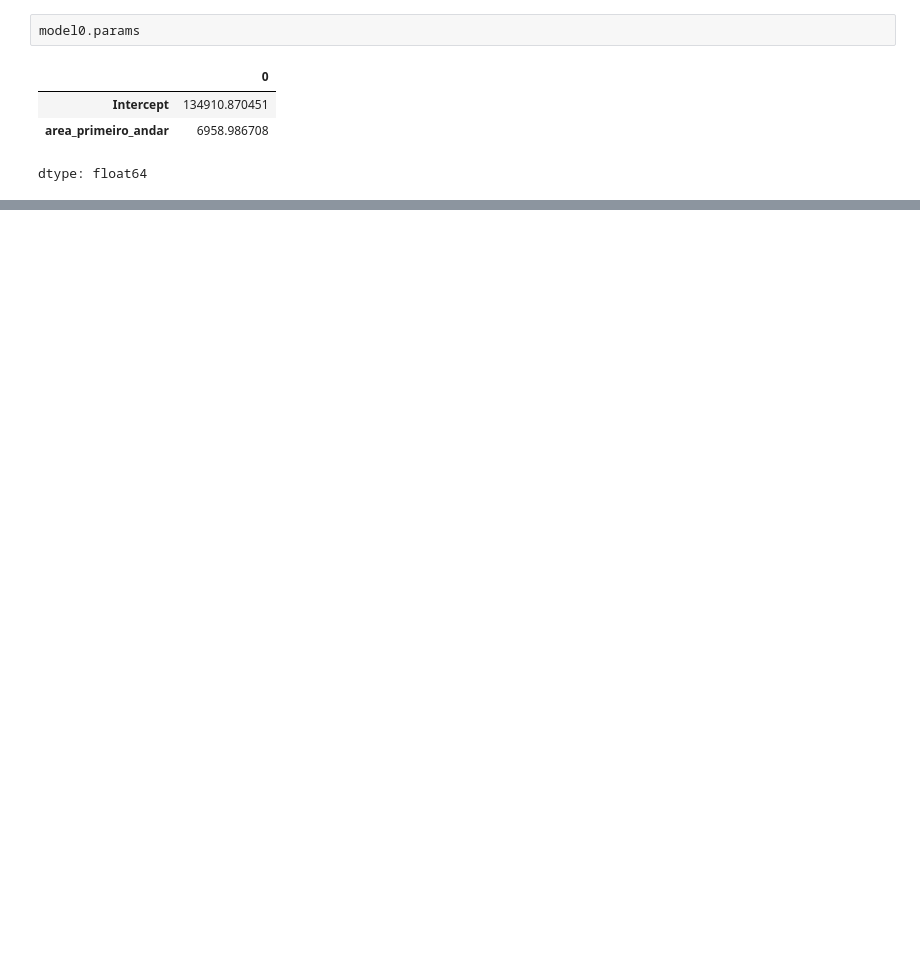
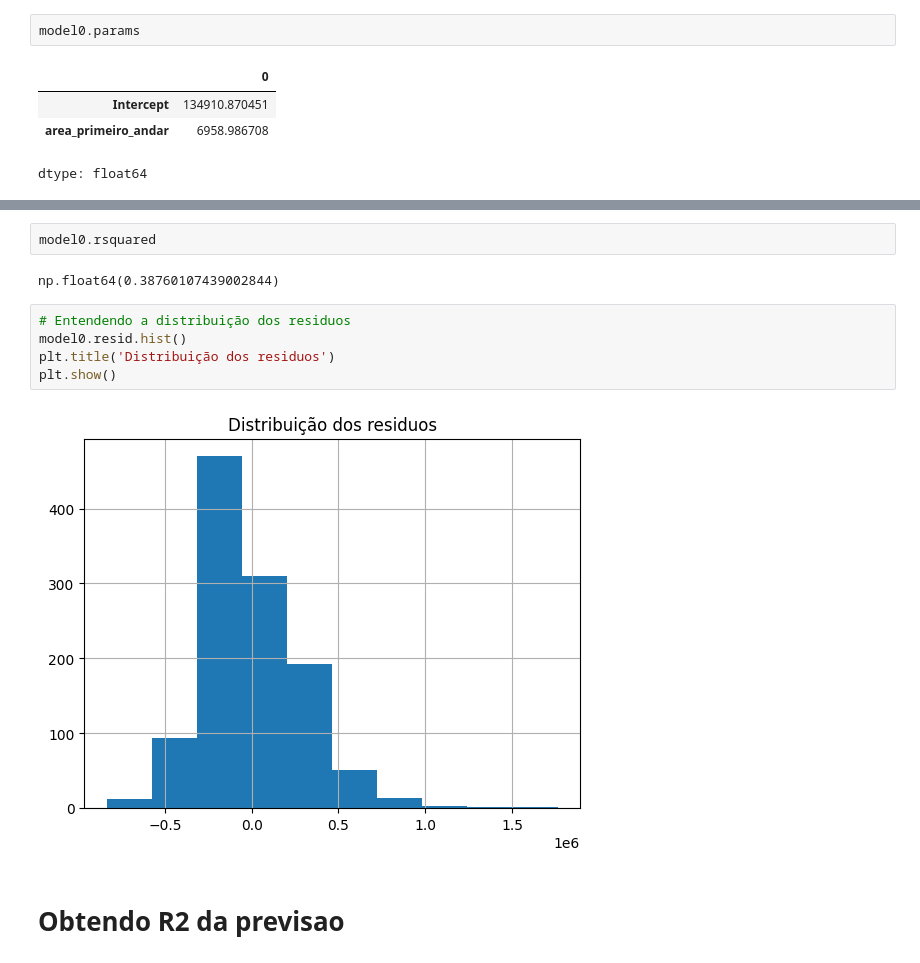
Before and after one commit to RafaelBernardinoDev/linear-regression-housing, a Jupyter notebook: house_price_prediction.ipynb, the cells around one changed output, grey strips where cells are left out. Cells and saved outputs as stored; diff of their text form; blank space fills up the shorter version.

```diff
--- a/house_price_prediction.ipynb
+++ b/house_price_prediction.ipynb
@@ -187,3 +194,16 @@ Covariance Type:            nonrobust
 
 Notes:
 [1] Standard Errors assume that the covariance matrix of the errors is correctly specified.
+# %%
+model0.rsquared
+# %% [output]
+np.float64(0.38760107439002844)
+# %%
+# Entendendo a distribuição dos residuos
+model0.resid.hist()
+plt.title('Distribuição dos residuos')
+plt.show()
+# %% [output]
+[figure, added]
+# %% [markdown]
+# Obtendo R2 da previsao
```
Also changed, not shown: parts of 11 cells of this notebook.
